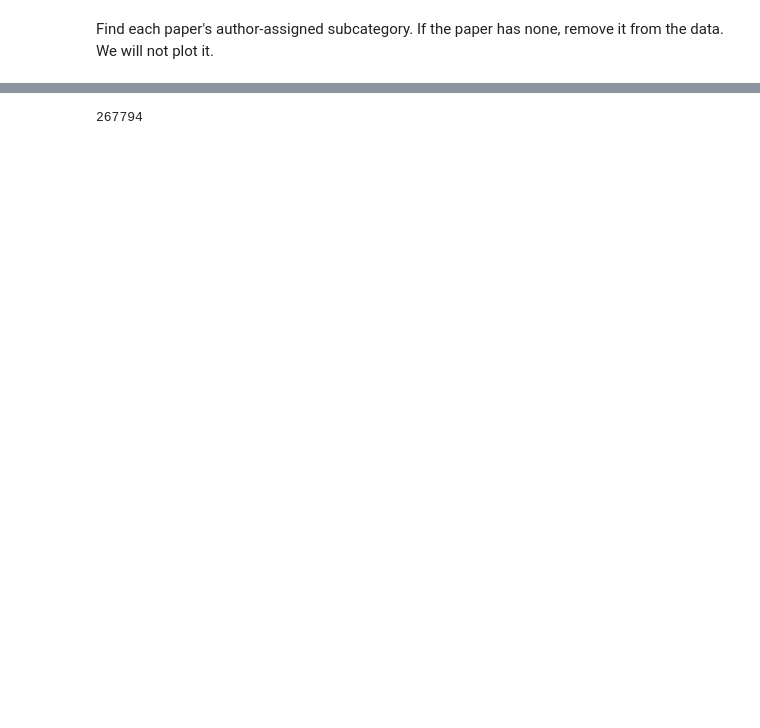
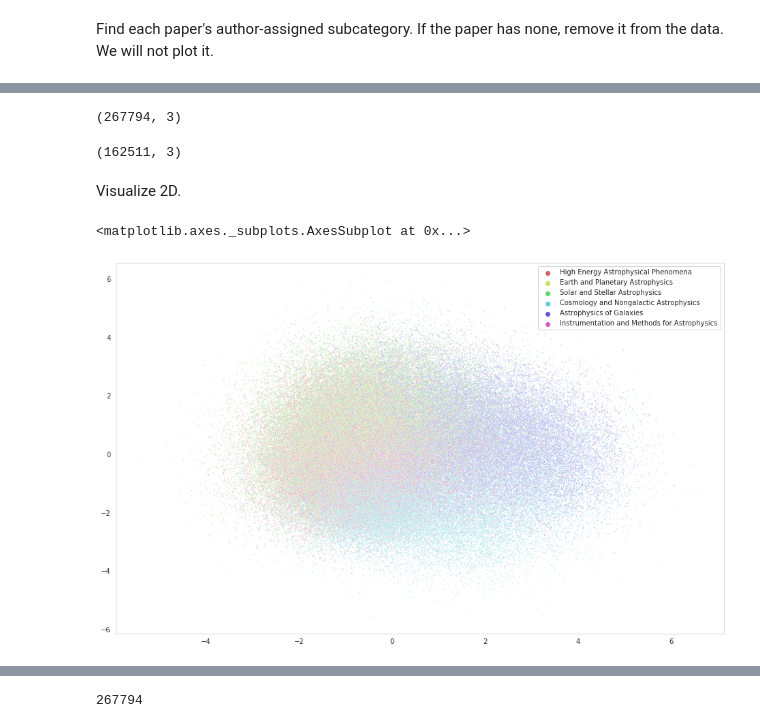
Before and after one commit to brienna/MS_thesis, a Jupyter notebook: notebooks/2020_04_03_abstracts_doc2vec.ipynb, the cells around one changed output, grey strips where cells are left out. Drawn from its saved outputs; the diff is of its cells as text; code cells hidden in the pictures; blank space fills up the shorter version.

```diff
--- a/notebooks/2020_04_03_abstracts_doc2vec.ipynb
+++ b/notebooks/2020_04_03_abstracts_doc2vec.ipynb
@@ -158,3 +154,0 @@ subcategory_names = ['Solar and Stellar Astrophysics',
-# %%
-categories = meta['categories'].str.split(' ')
-categories
@@ -224,0 +240,5 @@ Load TSNE data:
+# %%
+pca = PCA(n_components=3)
+pca_result_3 = pca.fit_transform(docs)
+
+print('Explained variation per principal component: {}'.format(pca.explained_variance_ratio_))
@@ -224,0 +251,24 @@ Load TSNE data:
+# %%
+pca_result_3.shape
+# %% [output]
+(267794, 3)
+# %%
+pca_result_3_mod = np.delete(pca_result_3, indexes_to_drop, axis=0)
+pca_result_3_mod.shape
+# %% [output]
+(162511, 3)
+# %% [markdown]
+Visualize 2D.
+# %%
+plt.figure(figsize=(16,10))
+sns.scatterplot(
+    x=pca_result_3_mod[:,0],
+    y=pca_result_3_mod[:,1],
+    alpha=0.3,
+    s=3,
+    hue=labels,
+    palette=sns.color_palette("hls", len(subdomain_names))
+)
+# %% [output]
+<matplotlib.axes._subplots.AxesSubplot at 0x...>
+[figure, added]
```
Also changed, not shown: parts of 93 cells of this notebook.
